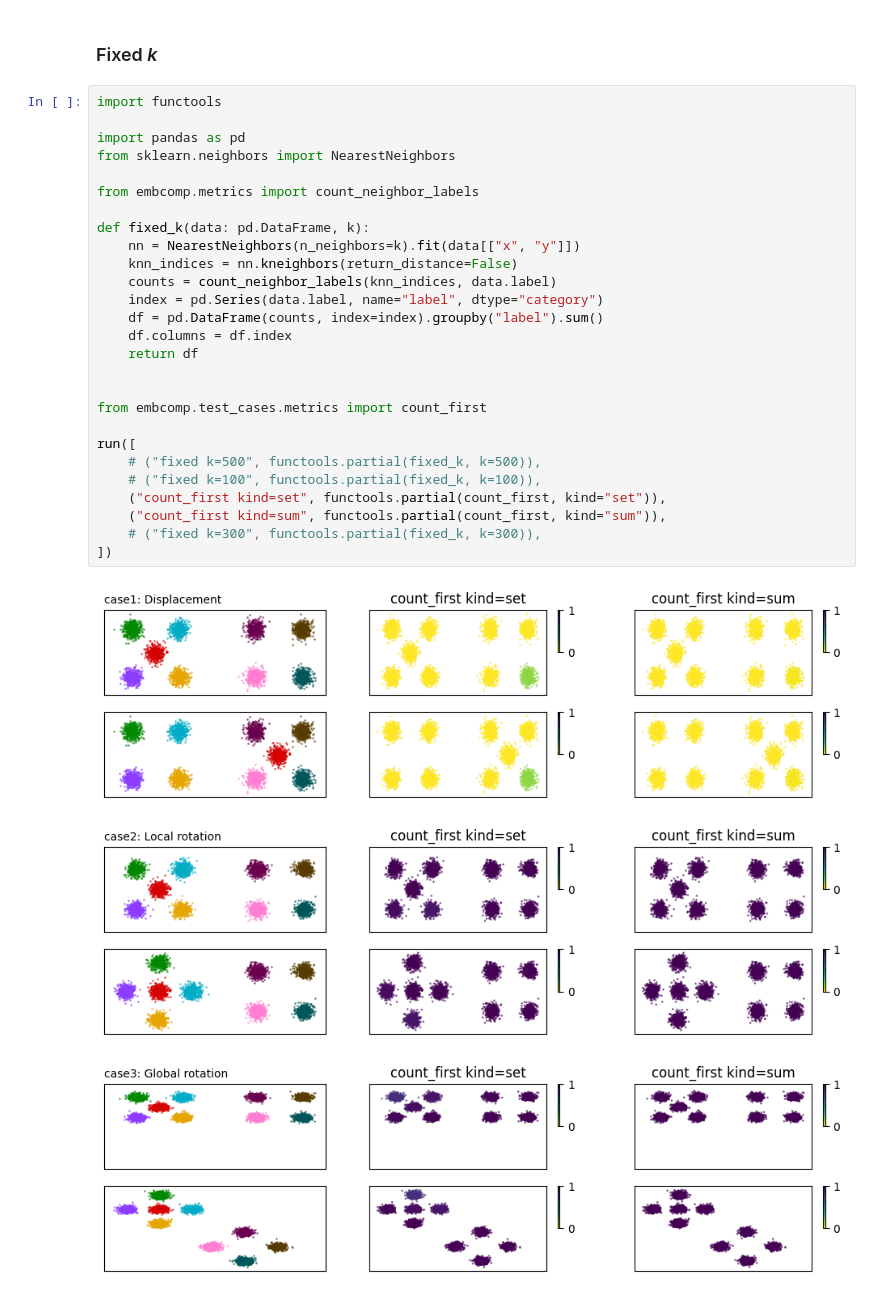
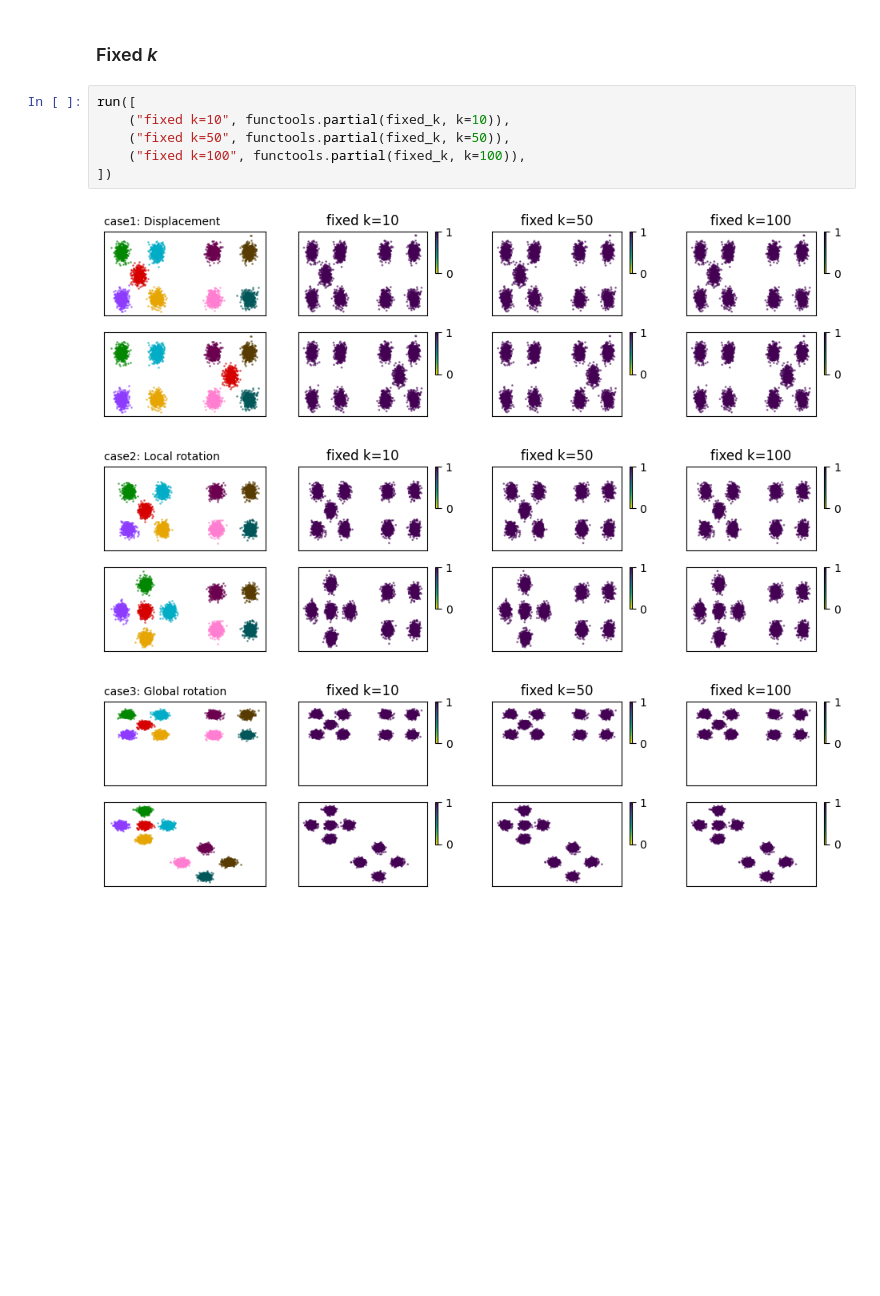
Before and after one commit to OzetteTech/comparative-embedding-visualization, a Jupyter notebook: notebooks/test_cases/neighborhood.ipynb, the cells around one changed output. Cells and saved outputs as stored; diff of their text form; blank space fills up the shorter version.

```diff
--- a/notebooks/test_cases/neighborhood.ipynb
+++ b/notebooks/test_cases/neighborhood.ipynb
@@ -34,33 +41,12 @@ def run(metrics):
 # %% [markdown]
 ### Fixed _k_
 # %%
-import functools
-
-import pandas as pd
-from sklearn.neighbors import NearestNeighbors
-
-from embcomp.metrics import count_neighbor_labels
-
-def fixed_k(data: pd.DataFrame, k):
-    nn = NearestNeighbors(n_neighbors=k).fit(data[["x", "y"]])
-    knn_indices = nn.kneighbors(return_distance=False)
-    counts = count_neighbor_labels(knn_indices, data.label)
-    index = pd.Series(data.label, name="label", dtype="category")
-    df = pd.DataFrame(counts, index=index).groupby("label").sum()
-    df.columns = df.index
-    return df
-
-
-from embcomp.test_cases.metrics import count_first
-
 run([
-    # ("fixed k=500", functools.partial(fixed_k, k=500)),
-    # ("fixed k=100", functools.partial(fixed_k, k=100)),
-    ("count_first kind=set", functools.partial(count_first, kind="set")),
-    ("count_first kind=sum", functools.partial(count_first, kind="sum")),
-    # ("fixed k=300", functools.partial(fixed_k, k=300)),
+    ("fixed k=10", functools.partial(fixed_k, k=10)),
+    ("fixed k=50", functools.partial(fixed_k, k=50)),
+    ("fixed k=100", functools.partial(fixed_k, k=100)),
 ])
 # %% [output]
-[figure, old version]
+[figure, new version]
-[figure, old version]
+[figure, new version]
-[figure, old version]
+[figure, new version]
```
Also changed, not shown: parts of 7 cells of this notebook, 4 other files.
